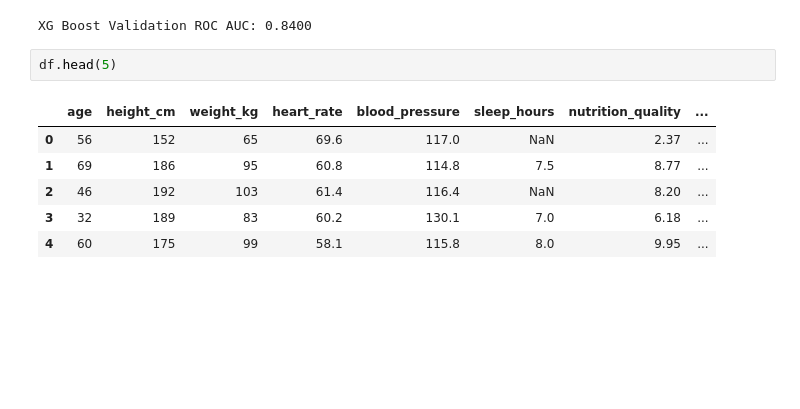
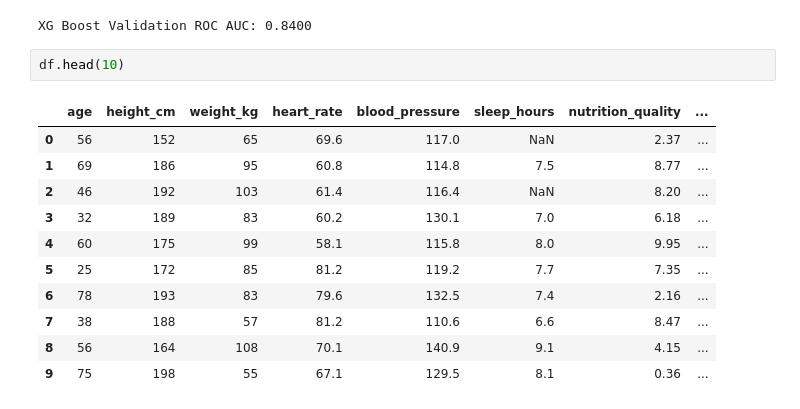
Before and after one commit to sharat25ai-dev/Machine_Learning_Projects, a Jupyter notebook: notebook.ipynb, the cells around one changed output. Cells and saved outputs as stored; diff of their text form; blank space fills up the shorter version.

```diff
--- a/notebook.ipynb
+++ b/notebook.ipynb
@@ -670,11 +670,16 @@ print(f"XG Boost Validation ROC AUC: {val_score:.4f}")
 # %% [output]
 XG Boost Validation ROC AUC: 0.8400
 # %%
-df.head(5)
+df.head(10)
 # %% [output]
 |  | age | height_cm | weight_kg | heart_rate | blood_pressure | sleep_hours | nutrition_quality | ... |
 | 0 | 56 | 152 | 65 | 69.6 | 117.0 | NaN | 2.37 | ... |
 | 1 | 69 | 186 | 95 | 60.8 | 114.8 | 7.5 | 8.77 | ... |
 | 2 | 46 | 192 | 103 | 61.4 | 116.4 | NaN | 8.20 | ... |
 | 3 | 32 | 189 | 83 | 60.2 | 130.1 | 7.0 | 6.18 | ... |
 | 4 | 60 | 175 | 99 | 58.1 | 115.8 | 8.0 | 9.95 | ... |
+| 5 | 25 | 172 | 85 | 81.2 | 119.2 | 7.7 | 7.35 | ... |
+| 6 | 78 | 193 | 83 | 79.6 | 132.5 | 7.4 | 2.16 | ... |
+| 7 | 38 | 188 | 57 | 81.2 | 110.6 | 6.6 | 8.47 | ... |
+| 8 | 56 | 164 | 108 | 70.1 | 140.9 | 9.1 | 4.15 | ... |
+| 9 | 75 | 198 | 55 | 67.1 | 129.5 | 8.1 | 0.36 | ... |
```
Also changed, not shown: parts of 2 cells of this notebook.
